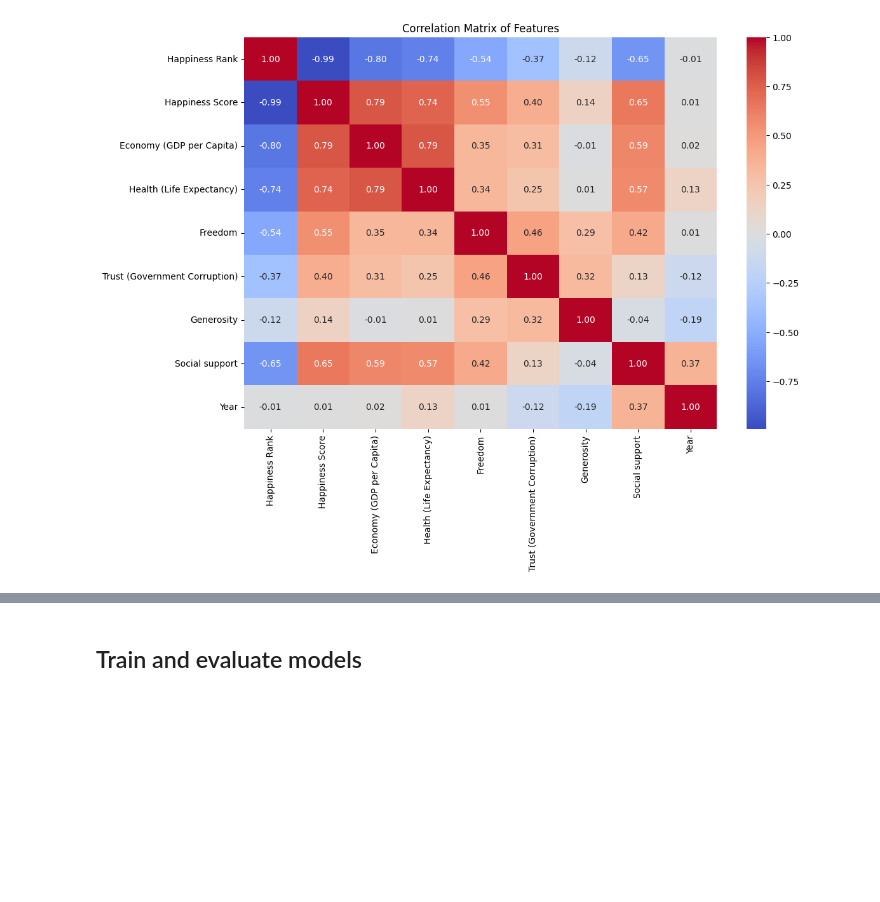
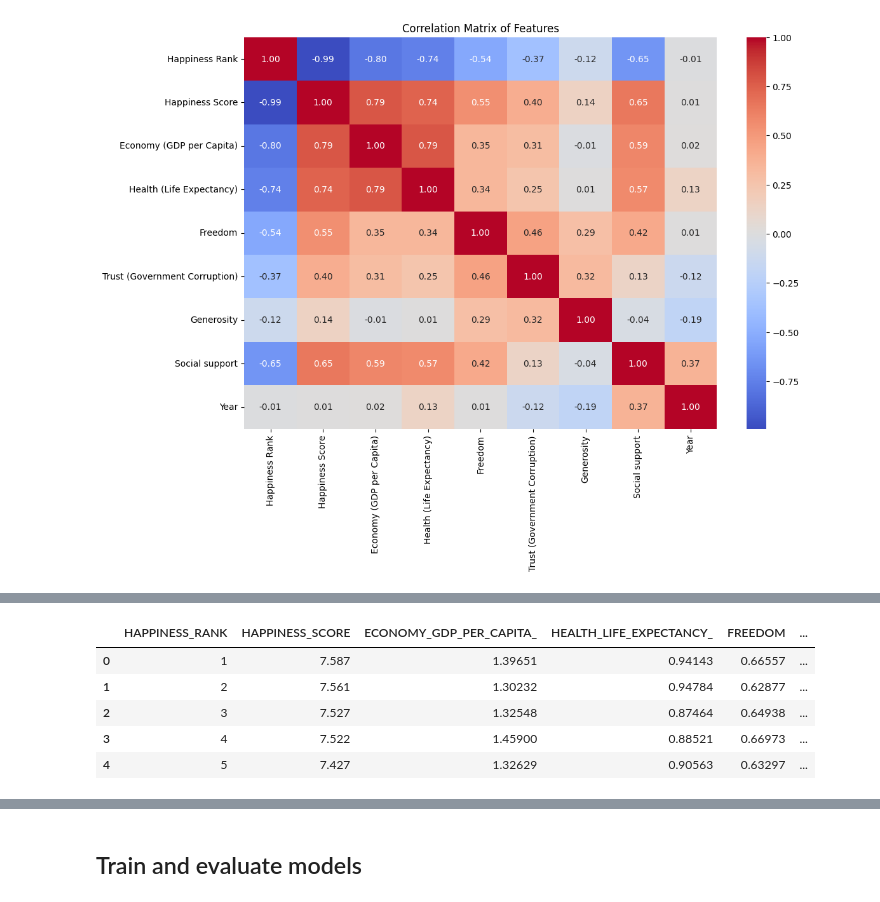
Before and after one commit to VanessaSuare/Workshop3, a Jupyter notebook: notebooks/EDA_002.ipynb, the cells around one changed output, grey strips where cells are left out. Saved outputs shown, nothing was run; the diff lists cells and outputs as text; code cells hidden in the pictures; blank space fills up the shorter version.

```diff
--- a/notebooks/EDA_002.ipynb
+++ b/notebooks/EDA_002.ipynb
@@ -259,0 +116,9 @@ country_to_continent = {
+# %%
+data.head()
+# %% [output]
+|  | HAPPINESS_RANK | HAPPINESS_SCORE | ECONOMY_GDP_PER_CAPITA_ | HEALTH_LIFE_EXPECTANCY_ | FREEDOM | ... |
+| 0 | 1 | 7.587 | 1.39651 | 0.94143 | 0.66557 | ... |
+| 1 | 2 | 7.561 | 1.30232 | 0.94784 | 0.62877 | ... |
+| 2 | 3 | 7.527 | 1.32548 | 0.87464 | 0.64938 | ... |
+| 3 | 4 | 7.522 | 1.45900 | 0.88521 | 0.66973 | ... |
+| 4 | 5 | 7.427 | 1.32629 | 0.90563 | 0.63297 | ... |
```
Also changed, not shown: parts of 21 cells of this notebook.
